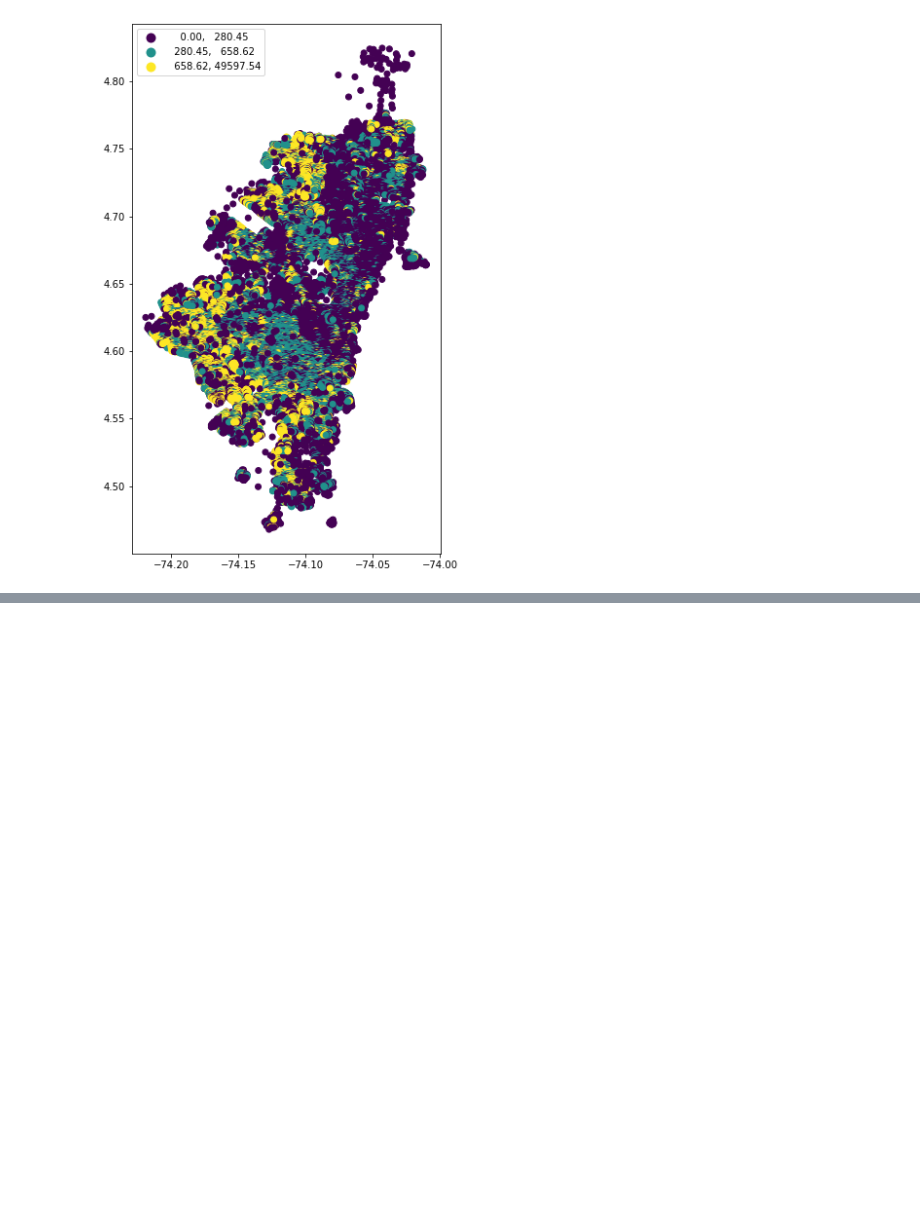
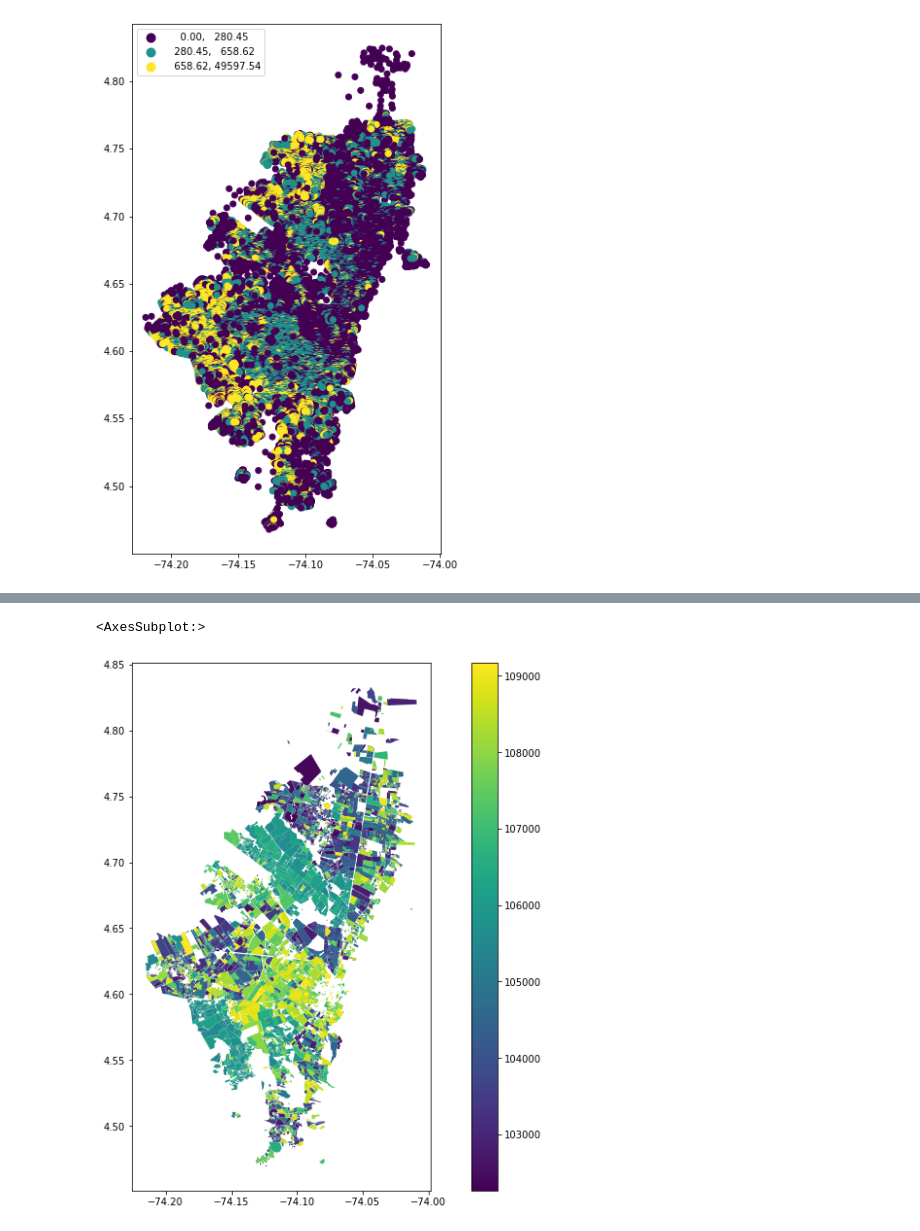
Before and after one commit to DanielMoreno364/inf.socioeconomica, a Jupyter notebook: inf.socioeconomica.ipynb, the cells around one changed output, grey strips where cells are left out. Drawn from its saved outputs; the diff is of its cells as text; code cells hidden in the pictures; blank space fills up the shorter version.

```diff
--- a/inf.socioeconomica.ipynb
+++ b/inf.socioeconomica.ipynb
@@ -128,3 +125,6 @@ data9.head()
 | 2 | Punto Comercial Siete de agosto | Carrera 25 # 66 - 65 | Barrios Unidos | Siete De Agosto | Lunes - Sábado 7:00 AM a 7:00 PM | ropa, marroquinería | 29.0 | http://www.ipes.gov.co | 4.658268 | -74.070989 | ... |
 | 3 | Plataforma Logística de Bosa | Calle 69 SUR # 95-56 | Bosa | S.C. San Bernardino Xvi | Lunes - Domingo 7:00 AM a 7:00 PM | bisutería, confitería y alimentos... | 113.0 | http://www.ipes.gov.co | 4.632020 | -74.199101 | ... |
 | 4 | Centro Comercial Caravana | Calle 12 # 9 - 68 | Candelaria | La Catedral | Lunes - Sábado 7:00 AM a 7:00 PM ... | inciensos, infusiones de hierbas,... | 13.0 | http://www.ipes.gov.co | 4.600855 | -74.077001 | ... |
+# %%
+data10=gpd.read_file('C:/Users/User/Desktop/archivosRSML/area_urb.json')
+data10.head()
@@ -130,0 +138,5 @@ data9.head()
+# %%
+data10.plot('OBJECTID',figsize=(15,10), legend= True)
+# %% [output]
+<AxesSubplot:>
+[figure, added]
```
Also changed, not shown: parts of 11 cells of this notebook.
